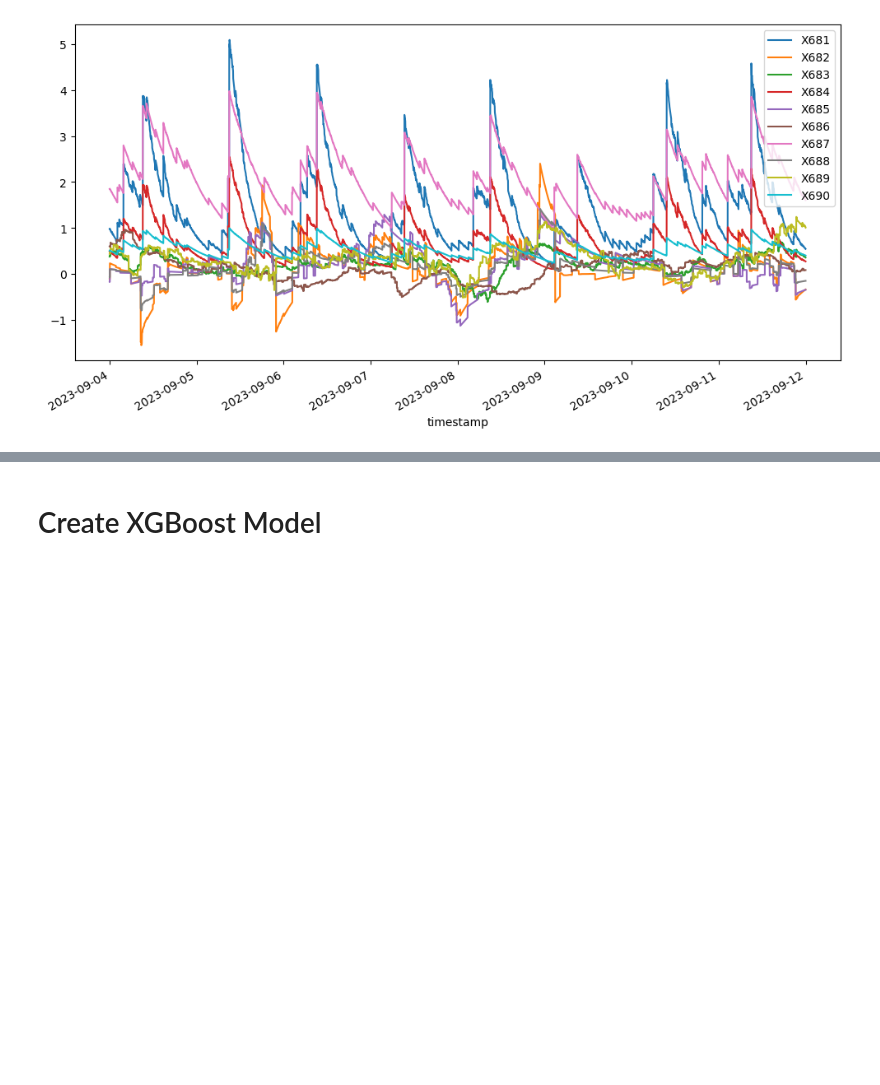
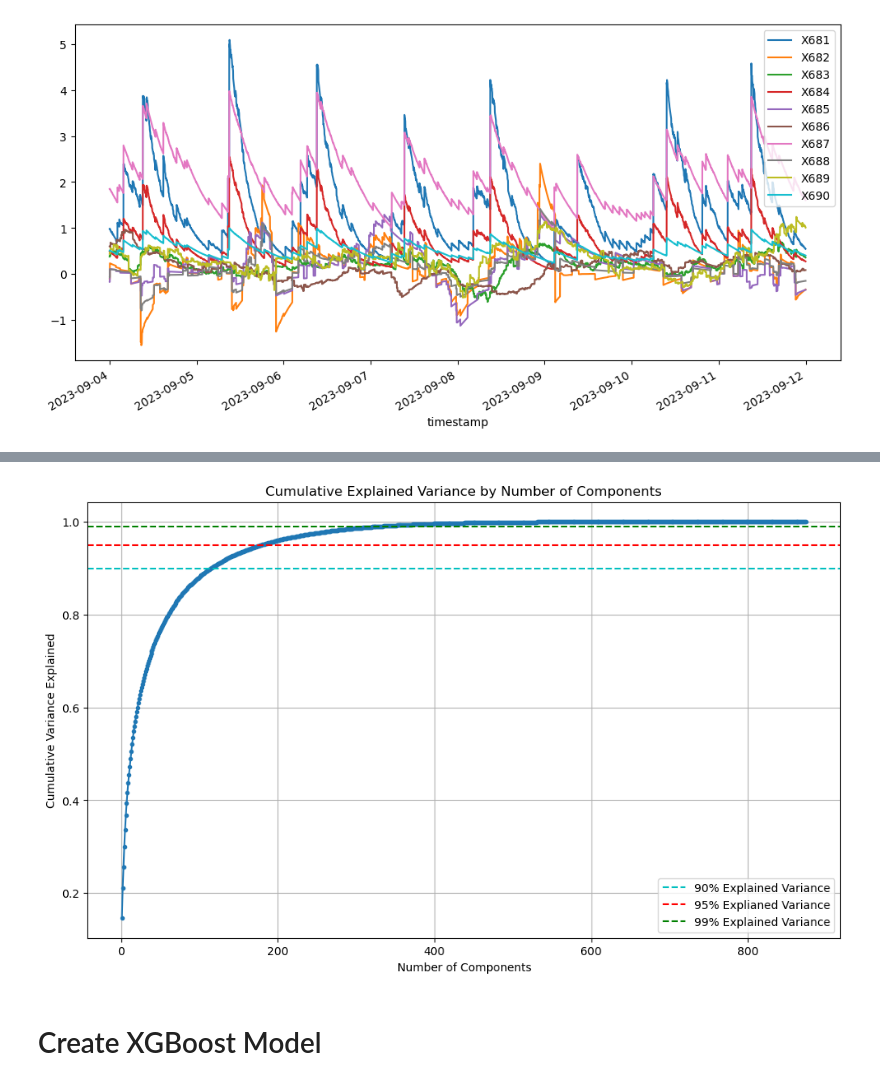
Before and after one commit to ShamithMG/DRW-Crypto-Prediction, a Jupyter notebook: XGBoost/model1.ipynb, the cells around one changed output, grey strips where cells are left out. Drawn from its saved outputs; the diff is of its cells as text; code cells hidden in the pictures; blank space fills up the shorter version.

```diff
--- a/XGBoost/model1.ipynb
+++ b/XGBoost/model1.ipynb
@@ -71,0 +86,4 @@ df[['X681','X682', 'X683', 'X684', 'X685', 'X686', 'X687', 'X688', 'X689', 'X690
+# %%
+# drop testing labels
+tdf = df.drop(columns=['label'])
+tdf.head()
@@ -72,3 +166,22 @@ df[['X681','X682', 'X683', 'X684', 'X685', 'X686', 'X687', 'X688', 'X689', 'X690
+# %%
+cumulative_variance = np.cumsum(pca.explained_variance_ratio_)
+
+plt.figure(figsize=(12, 7))
+plt.plot(range(1, len(cumulative_variance) + 1), cumulative_variance, marker='.', linestyle='-')
+plt.title('Cumulative Explained Variance by Number of Components')
+plt.xlabel('Number of Components')
+plt.ylabel('Cumulative Variance Explained')
+plt.grid(True)
+
+# Add horizontal lines to see where common thresholds are met
+plt.axhline(y=0.90, color='c', linestyle='--', label='90% Explained Variance')
+plt.axhline(y=0.95, color='r', linestyle='--', label='95% Explianed Variance')
+plt.axhline(y=0.99, color='g', linestyle='--', label='99% Explained Variance')
+plt.legend(loc='best')
+
+plt.show()
+# %% [output]
+[figure, added]
 # %% [markdown]
 # Create XGBoost Model
 # %%
```
Also changed, not shown: parts of 6 cells of this notebook.
